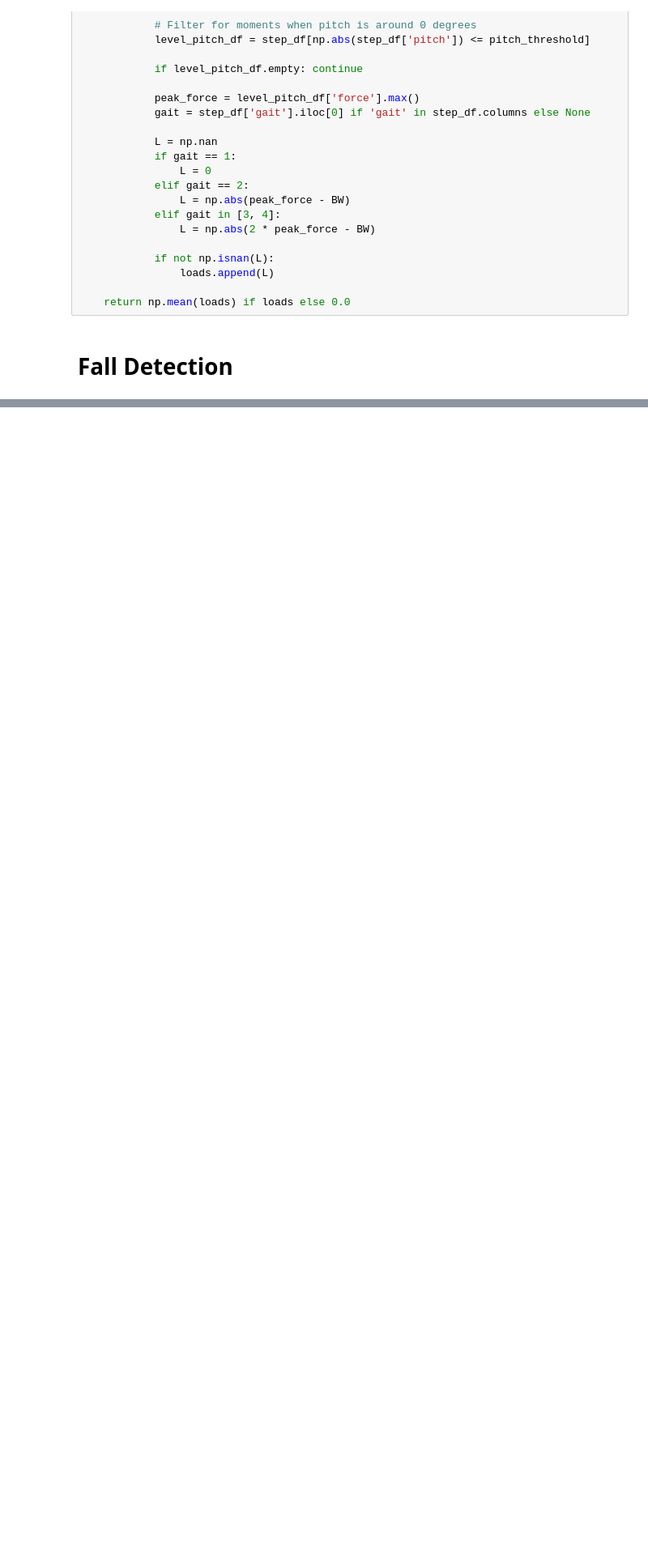
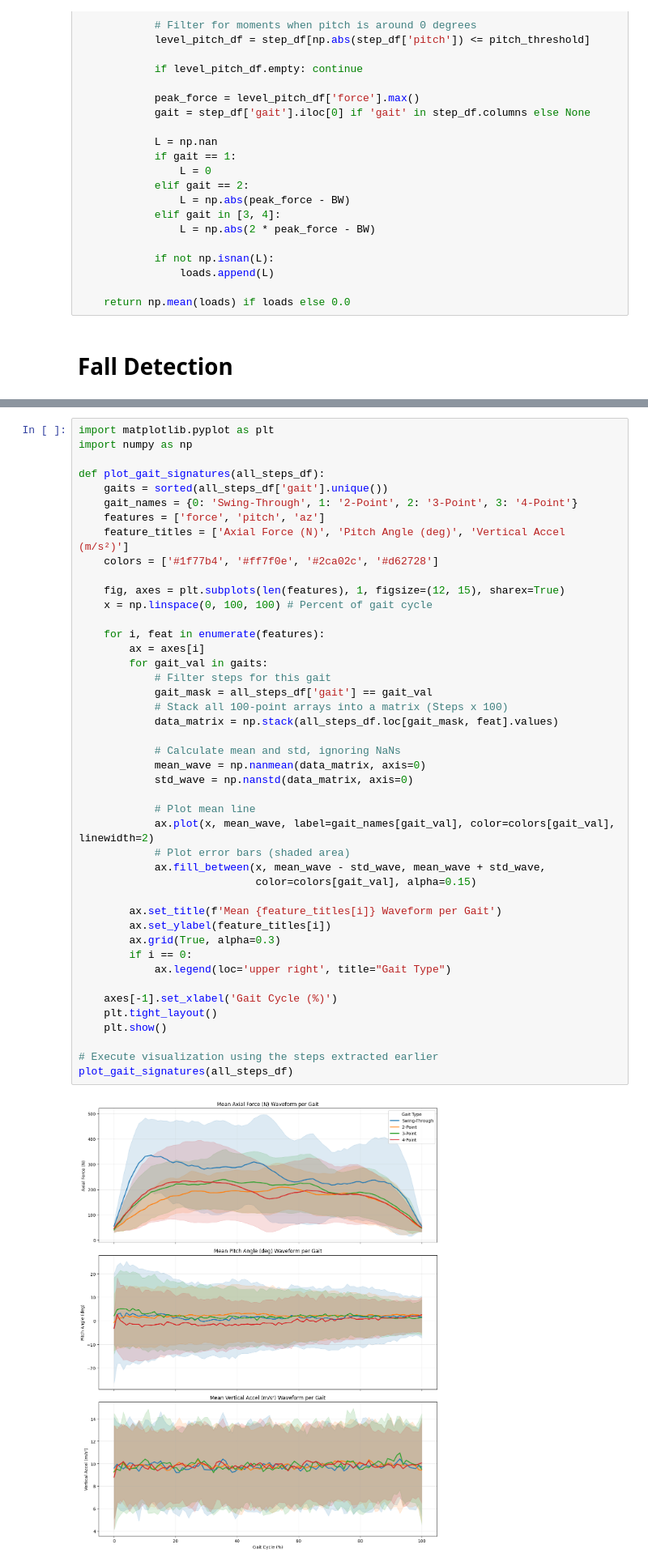
Before and after one commit to Hassan-Himaz/GM1-Crutch, a Jupyter notebook: Advanced_Analysis.ipynb, the cells around one changed output, grey strips where cells are left out. Shown at 81% size. Cells and saved outputs as stored; diff of their text form; blank space fills up the shorter version.

```diff
--- a/Advanced_Analysis.ipynb
+++ b/Advanced_Analysis.ipynb
@@ -712,0 +1022,46 @@ def injured_load(df, BW, pitch_threshold=2.5):
+# %%
+import matplotlib.pyplot as plt
+import numpy as np
+
+def plot_gait_signatures(all_steps_df):
+    gaits = sorted(all_steps_df['gait'].unique())
+    gait_names = {0: 'Swing-Through', 1: '2-Point', 2: '3-Point', 3: '4-Point'}
+    features = ['force', 'pitch', 'az']
+    feature_titles = ['Axial Force (N)', 'Pitch Angle (deg)', 'Vertical Accel (m/s²)']
+    colors = ['#1f77b4', '#ff7f0e', '#2ca02c', '#d62728']
+
+    fig, axes = plt.subplots(len(features), 1, figsize=(12, 15), sharex=True)
+    x = np.linspace(0, 100, 100) # Percent of gait cycle
+
+    for i, feat in enumerate(features):
+        ax = axes[i]
+        for gait_val in gaits:
+            # Filter steps for this gait
+            gait_mask = all_steps_df['gait'] == gait_val
+            # Stack all 100-point arrays into a matrix (Steps x 100)
+            data_matrix = np.stack(all_steps_df.loc[gait_mask, feat].values)
+
+            # Calculate mean and std, ignoring NaNs
+            mean_wave = np.nanmean(data_matrix, axis=0)
+            std_wave = np.nanstd(data_matrix, axis=0)
+
+            # Plot mean line
+            ax.plot(x, mean_wave, label=gait_names[gait_val], color=colors[gait_val], linewidth=2)
+            # Plot error bars (shaded area)
+            ax.fill_between(x, mean_wave - std_wave, mean_wave + std_wave,
+                            color=colors[gait_val], alpha=0.15)
+
+        ax.set_title(f'Mean {feature_titles[i]} Waveform per Gait')
+        ax.set_ylabel(feature_titles[i])
+        ax.grid(True, alpha=0.3)
+        if i == 0:
+            ax.legend(loc='upper right', title="Gait Type")
+
+    axes[-1].set_xlabel('Gait Cycle (%)')
+    plt.tight_layout()
+    plt.show()
+
+# Execute visualization using the steps extracted earlier
+plot_gait_signatures(all_steps_df)
+# %% [output]
+[figure, added]
```
Also changed, not shown: parts of 31 cells of this notebook.
